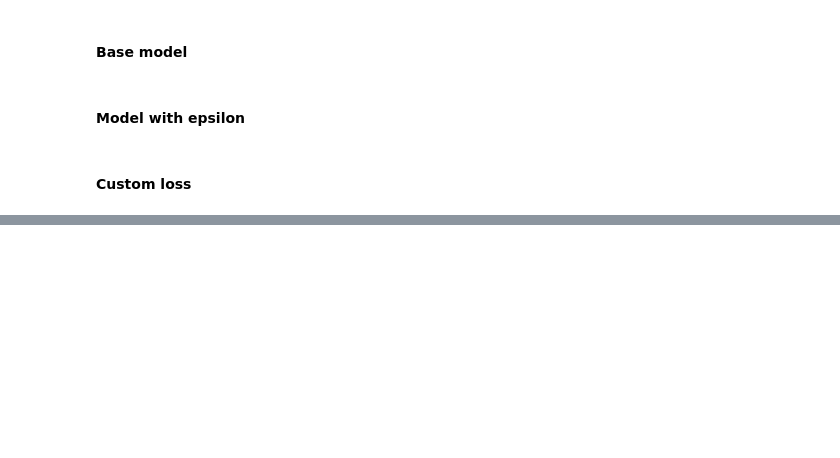
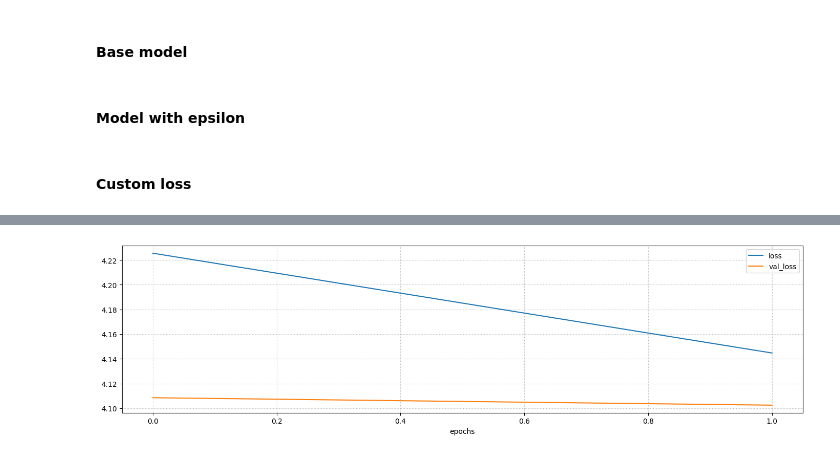
Before and after one commit to oshodiS/Rainfall-BetaEstimation, a Jupyter notebook: Rainfall.ipynb, the cells around one changed output, grey strips where cells are left out. Saved outputs shown, nothing was run; the diff lists cells and outputs as text; code cells hidden in the pictures; blank space fills up the shorter version.

```diff
--- a/Rainfall.ipynb
+++ b/Rainfall.ipynb
@@ -290,5 +270,0 @@ plt.hist(ams_3, bins='auto', alpha=0.5, label='train', density=True, color='red'
-# %%
-#Fit distribution
-f = Fitter(ams_3, distributions=['beta', 'gamma', 'norm', 'uniform'])
-f.fit()
-f.summary()
@@ -306,5 +270,0 @@ f.summary()
-# %%
-# take the best params for the beta distribution to use as initial guesses
-a_guess, b_guess, loc, scale  = f.fitted_param['beta']
-print("alpha: ", a_guess)
-print("beta: ", b_guess)
@@ -314,3 +273,12 @@ beta:  175.98605265408432
+# %%
+# plot the distribution of ams for all the durations
+def get_initial_guesses(train_dfs, duration, distribution):
+    ams = train_dfs[duration]['AMS']
+    f = Fitter(ams, distributions=distribution)
+    f.fit()
+    #f.summary()
+    a_guess, b_guess, _, _ = f.fitted_param[distribution]
+    return a_guess, b_guess
 # %% [markdown]
 ## prepare data for training
 # %%
@@ -471,0 +499,11 @@ def custom_loss_cdf(y_true, dist):
+# %%
+duration = '3'
+
+X_train = inputs_train[duration].values
+y_train  = outputs_train[duration].values
+X_val = inputs_val[duration].values
+y_val = outputs_val[duration].values
+X_test = inputs_test[duration].values
+y_test = outputs_test[duration].values
+
+a_guess, b_guess = get_initial_guesses(train_dfs, duration, 'beta')
@@ -471,0 +512,9 @@ def custom_loss_cdf(y_true, dist):
+# %%
+batch_size = 16
+epochs = 2
+loss_fn = custom_loss_cdf
+lr=1e-3
+model = build_nn_beta_model_bias(input_shape=(20,), hidden=[], alpha_guess=a_guess, beta_guess=b_guess)
+history = train_nn_model(model, X_train, y_train, batch_size, loss_fn, lr, verbose=1, patience=10, validation_data=(X_val, y_val), epochs=epochs)
+plot_training_history(history, figsize=(14,4))
+# %% [output]
@@ -471,0 +525 @@ def custom_loss_cdf(y_true, dist):
+[figure, added]
```
Also changed, not shown: parts of 25 cells of this notebook.
